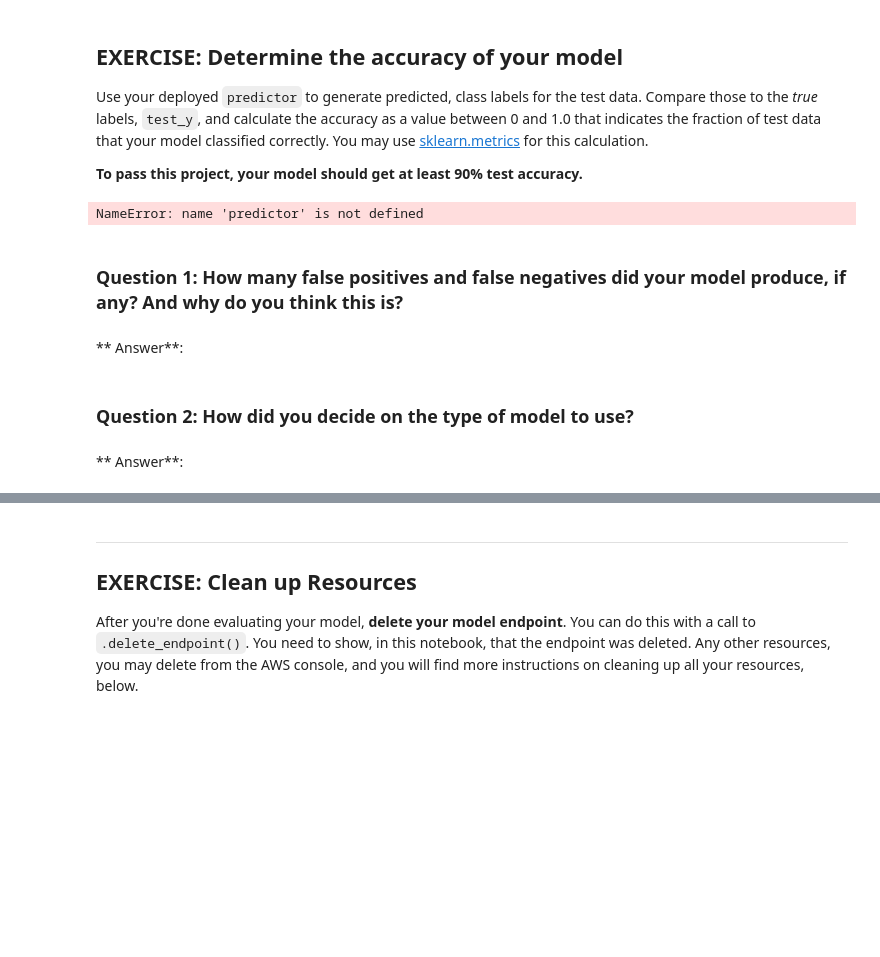
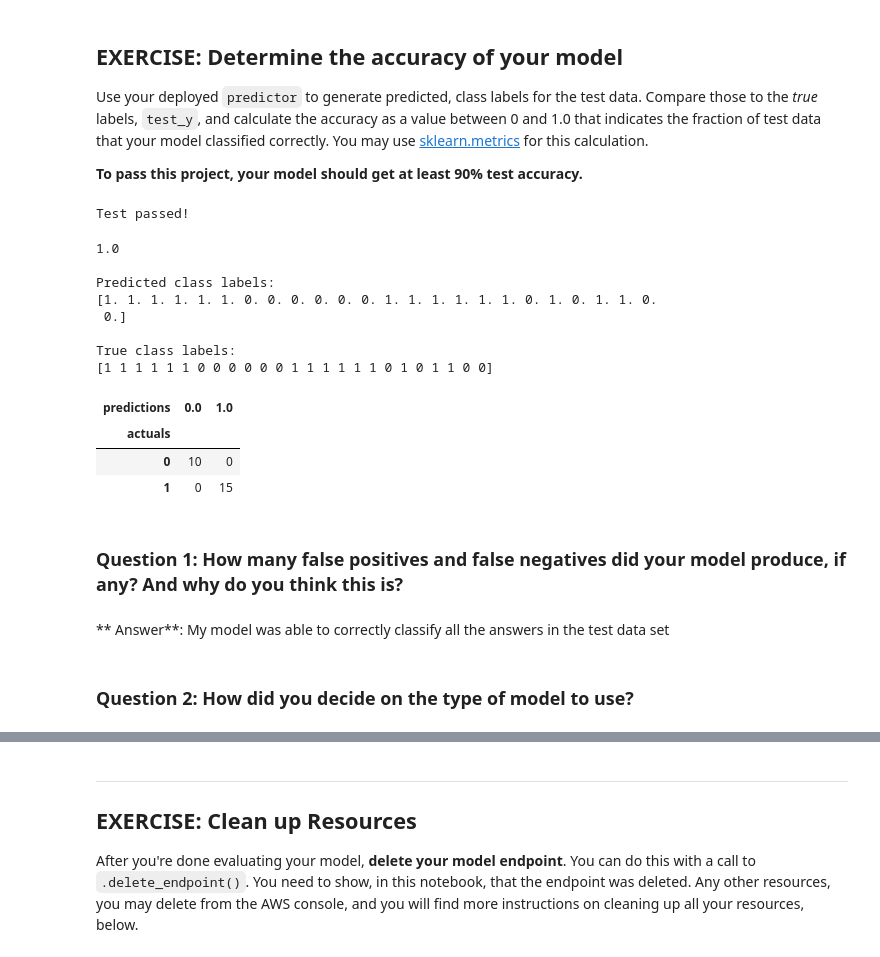
Before and after one commit to vanithabselvarajan/Plagiarism_detector, a Jupyter notebook: 3_Training_a_Model.ipynb, the cells around one changed output, grey strips where cells are left out. Cells and saved outputs as stored; diff of their text form; code cells hidden in the pictures; blank space fills up the shorter version.

Commit message:
successful model training

```diff
--- a/3_Training_a_Model.ipynb
+++ b/3_Training_a_Model.ipynb
@@ -247,7 +243,8 @@ model = PyTorchModel(model_data=estimator.model_data,
                      role = role,
                      entry_point='predict.py',
                      source_dir='source_pytorch',
-                     framework_version='1.8.1')
+                     framework_version='1.5.0',
+                     py_version ='py3')
 
 # deploy your model to create a predictor
 predictor = model.deploy(initial_instance_count=1, instance_type='ml.t2.medium')
@@ -281,6 +280,8 @@ Use your deployed `predictor` to generate predicted, class labels for the test d
 **To pass this project, your model should get at least 90% test accuracy.**
 # %%
 # First: generate predicted, class labels
+import numpy as np
+test_x_np = test_x.values.astype('float32')
 predictions = predictor.predict(test_x_np)
 
 test_y_preds = np.squeeze(np.round(predictions))
@@ -293,24 +294,51 @@ DON'T MODIFY ANYTHING IN THIS CELL THAT IS BELOW THIS LINE
 assert len(test_y_preds)==len(test_y), 'Unexpected number of predictions.'
 print('Test passed!')
 # %% [output]
-NameError: name 'predictor' is not defined
+Test passed!
 # %%
+
+# sources from https://github.com/udacity/ML_SageMaker_Studies/tree/master/Payment_Fraud_Detection
+test_labels = test_y.values
+test_preds = test_y_preds
+
+tp = np.logical_and(test_labels, test_preds).sum()
+fp = np.logical_and(1-test_labels, test_preds).sum()
+tn = np.logical_and(1-test_labels, 1-test_preds).sum()
+fn = np.logical_and(test_labels, 1-test_preds).sum()
+
 # Second: calculate the test accuracy
-accuracy = None
+accuracy = (tp + tn) / (tp + fp + tn + fn)
+recall = tp / (tp + fn)
+precision = tp / (tp + fp)
 
 print(accuracy)
+
 
 
 ## print out the array of predicted and true labels, if you want
 print('\nPredicted class labels: ')
 print(test_y_preds)
 print('\nTrue class labels: ')
 print(test_y.values)
+
+pd.crosstab(test_labels, test_preds, rownames=['actuals'], colnames=['predictions'])
+# %% [output]
+1.0
+
+Predicted class labels:
+[1. 1. 1. 1. 1. 1. 0. 0. 0. 0. 0. 0. 1. 1. 1. 1. 1. 1. 0. 1. 0. 1. 1. 0.
+ 0.]
+
+True class labels:
+[1 1 1 1 1 1 0 0 0 0 0 0 1 1 1 1 1 1 0 1 0 1 1 0 0]
+| predictions | 0.0 | 1.0 |
+| actuals |  |  |
+| 0 | 10 | 0 |
+| 1 | 0 | 15 |
 # %% [markdown]
 ### Question 1: How many false positives and false negatives did your model produce, if any? And why do you think this is?
-# %% [markdown]
-** Answer**:
+# %% [markdown]
+** Answer**:
+My model was able to correctly classify all the answers in the test data set
 # %% [markdown]
 ### Question 2: How did you decide on the type of model to use?
-# %% [markdown]
-** Answer**:
```
Also changed, not shown: parts of 4 cells of this notebook.
